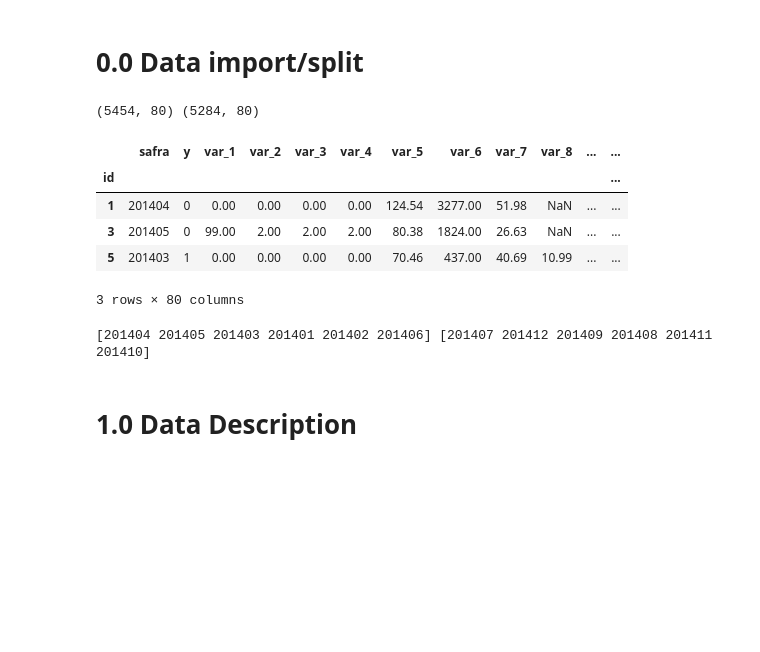
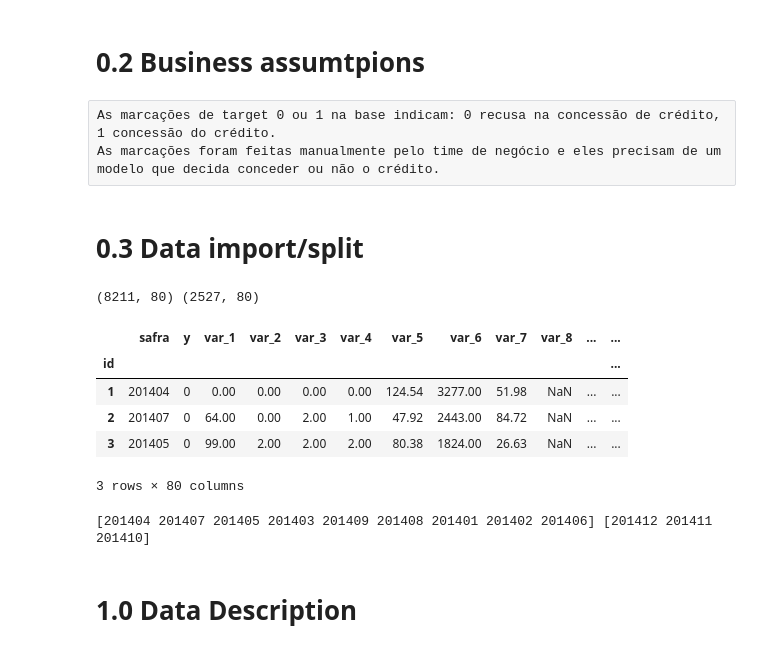
Before and after one commit to ViniciusKos/picpay_case, a Jupyter notebook: notebooks/credit_scoring_circle 4.ipynb, the cells around one changed output. Saved outputs shown, nothing was run; the diff lists cells and outputs as text; code cells hidden in the pictures; blank space fills up the shorter version.

```diff
--- a/notebooks/credit_scoring_circle 4.ipynb
+++ b/notebooks/credit_scoring_circle 4.ipynb
@@ -75,24 +119,29 @@ def cross_validation( x_training, kfold, model_name, model, verbose=False ):
+# %% [markdown]
+# 0.2 Business assumtpions
+# %% [raw]
+As marcações de target 0 ou 1 na base indicam: 0 recusa na concessão de crédito, 1 concessão do crédito.
+As marcações foram feitas manualmente pelo time de negócio e eles precisam de um modelo que decida conceder ou não o crédito.
 # %% [markdown]
-# 0.0 Data import/split
+# 0.3 Data import/split
 # %%
 df0 = pd.read_csv("../data/base_modelo.csv", index_col="id")
 df0.columns = df0.columns.str.lower()
-test = df0[df0['safra']>=201407]
-df0 = df0[df0['safra']<=201406]
+test = df0[df0['safra']>=201410]
+df0 = df0[df0['safra']<=201409]
 print( df0.shape, test.shape )
 df0.head(3)
 # %% [output]
-(5454, 80) (5284, 80)
+(8211, 80) (2527, 80)
 |  | safra | y | var_1 | var_2 | var_3 | var_4 | var_5 | var_6 | var_7 | var_8 | ... | ... |
 | id |  |  |  |  |  |  |  |  |  |  |  | ... |
 | 1 | 201404 | 0 | 0.00 | 0.00 | 0.00 | 0.00 | 124.54 | 3277.00 | 51.98 | NaN | ... | ... |
+| 2 | 201407 | 0 | 64.00 | 0.00 | 2.00 | 1.00 | 47.92 | 2443.00 | 84.72 | NaN | ... | ... |
 | 3 | 201405 | 0 | 99.00 | 2.00 | 2.00 | 2.00 | 80.38 | 1824.00 | 26.63 | NaN | ... | ... |
-| 5 | 201403 | 1 | 0.00 | 0.00 | 0.00 | 0.00 | 70.46 | 437.00 | 40.69 | 10.99 | ... | ... |
 3 rows × 80 columns
 # %%
 print( df0['safra'].unique(),  test['safra'].unique() )
 # %% [output]
-[201404 201405 201403 201401 201402 201406] [201407 201412 201409 201408 201411 201410]
+[201404 201407 201405 201403 201409 201408 201401 201402 201406] [201412 201411 201410]
 # %% [markdown]
 # 1.0 Data Description
 # %% [markdown]
```
Also changed, not shown: parts of 25 cells of this notebook.
